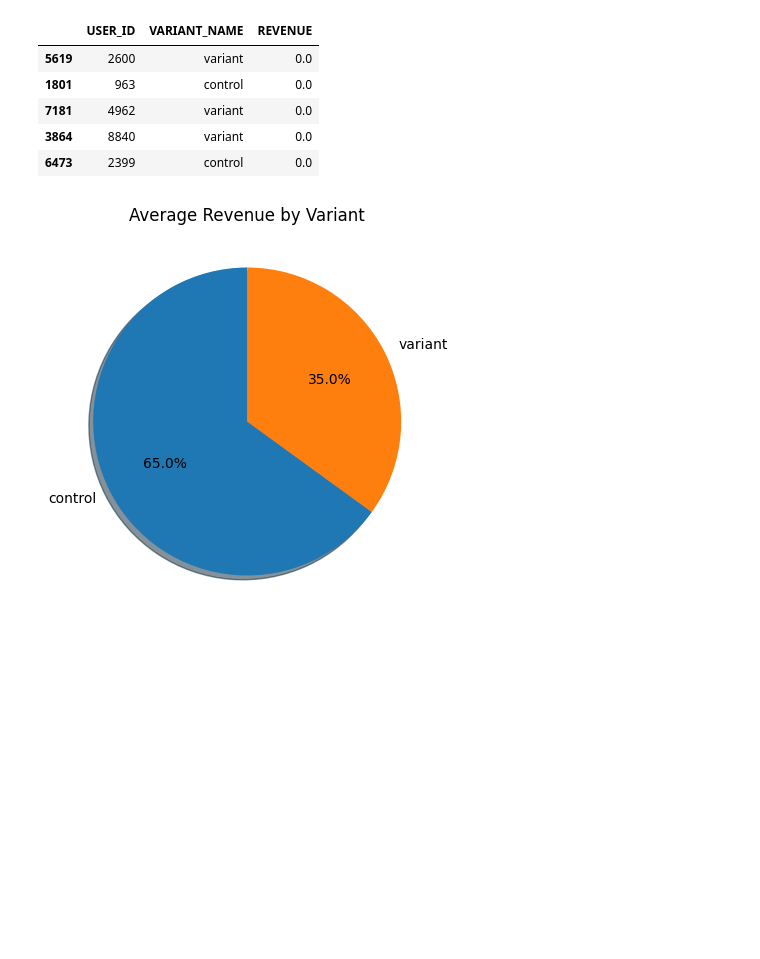
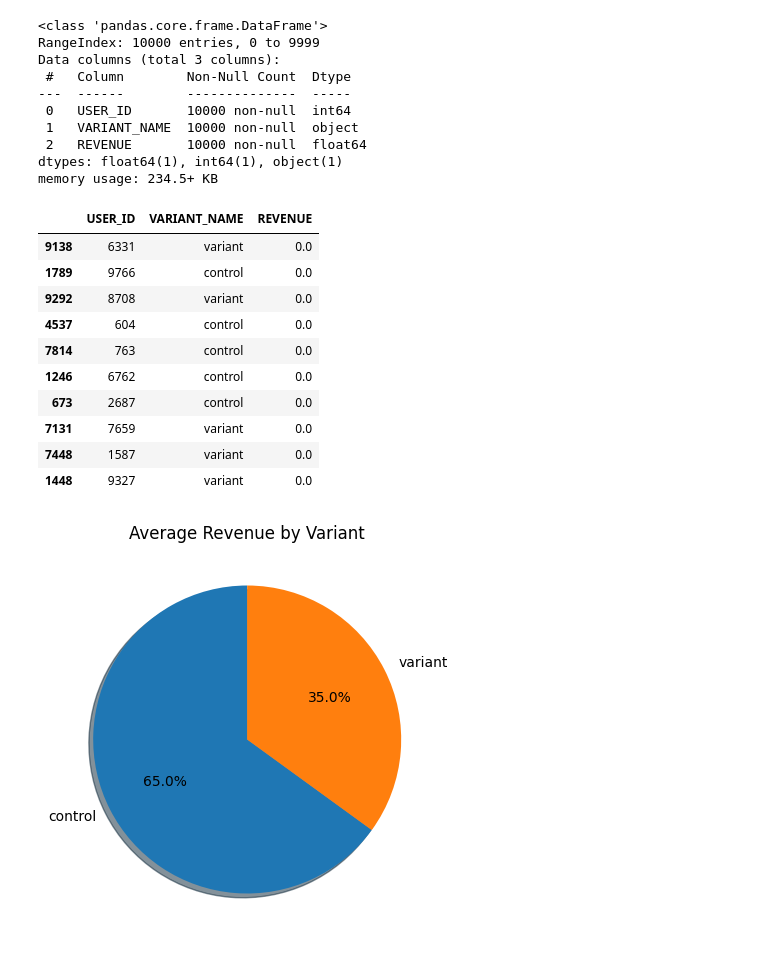
Before and after one commit to thiokue/A-B-Bayesian-Test-Study, a Jupyter notebook: main.ipynb, the cells around one changed output. Drawn from its saved outputs; the diff is of its cells as text; code cells hidden in the pictures; blank space fills up the shorter version.

```diff
--- a/main.ipynb
+++ b/main.ipynb
@@ -6,13 +7,29 @@ import seaborn as sns
 # %%
 df = pd.read_csv('AB_Test_Results.csv')
-df.sample(5)
+df.info()
+df.sample(10)
 # %% [output]
+<class 'pandas.core.frame.DataFrame'>
+RangeIndex: 10000 entries, 0 to 9999
+Data columns (total 3 columns):
+ #   Column        Non-Null Count  Dtype
+---  ------        --------------  -----
+ 0   USER_ID       10000 non-null  int64
+ 1   VARIANT_NAME  10000 non-null  object
+ 2   REVENUE       10000 non-null  float64
+dtypes: float64(1), int64(1), object(1)
+memory usage: 234.5+ KB
 |  | USER_ID | VARIANT_NAME | REVENUE |
-| 5619 | 2600 | variant | 0.0 |
-| 1801 | 963 | control | 0.0 |
-| 7181 | 4962 | variant | 0.0 |
-| 3864 | 8840 | variant | 0.0 |
-| 6473 | 2399 | control | 0.0 |
+| 9138 | 6331 | variant | 0.0 |
+| 1789 | 9766 | control | 0.0 |
+| 9292 | 8708 | variant | 0.0 |
+| 4537 | 604 | control | 0.0 |
+| 7814 | 763 | control | 0.0 |
+| 1246 | 6762 | control | 0.0 |
+| 673 | 2687 | control | 0.0 |
+| 7131 | 7659 | variant | 0.0 |
+| 7448 | 1587 | variant | 0.0 |
+| 1448 | 9327 | variant | 0.0 |
 # %%
 #get average revenue by variant, format the number to 2 decimal places
 avg_revenue = df.groupby('VARIANT_NAME')['REVENUE'].mean().round(2)
```
Also changed, not shown: parts of 10 cells of this notebook.
